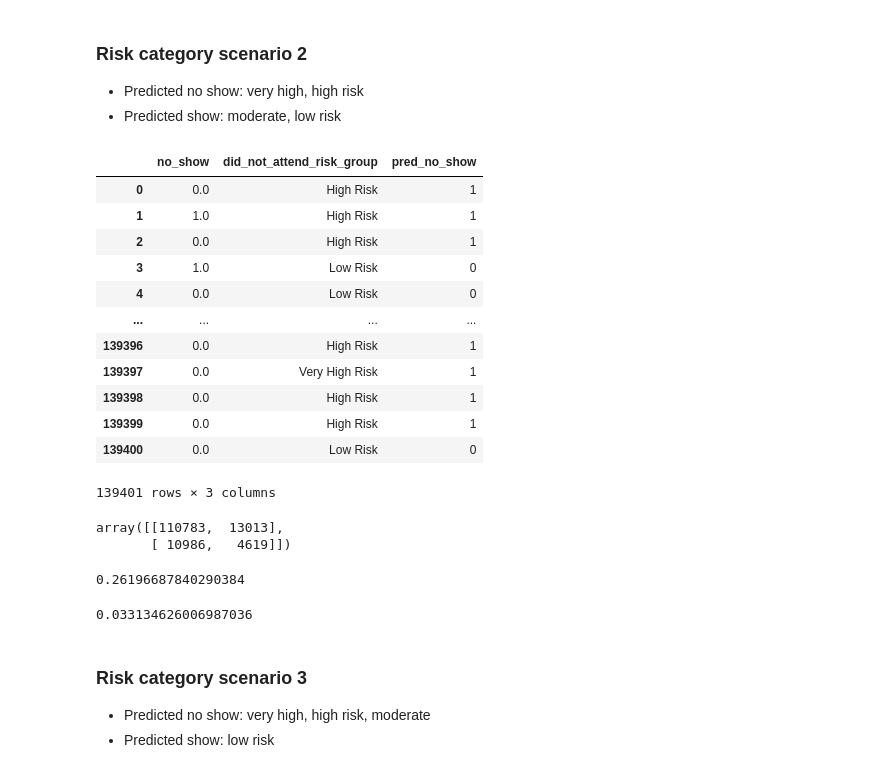
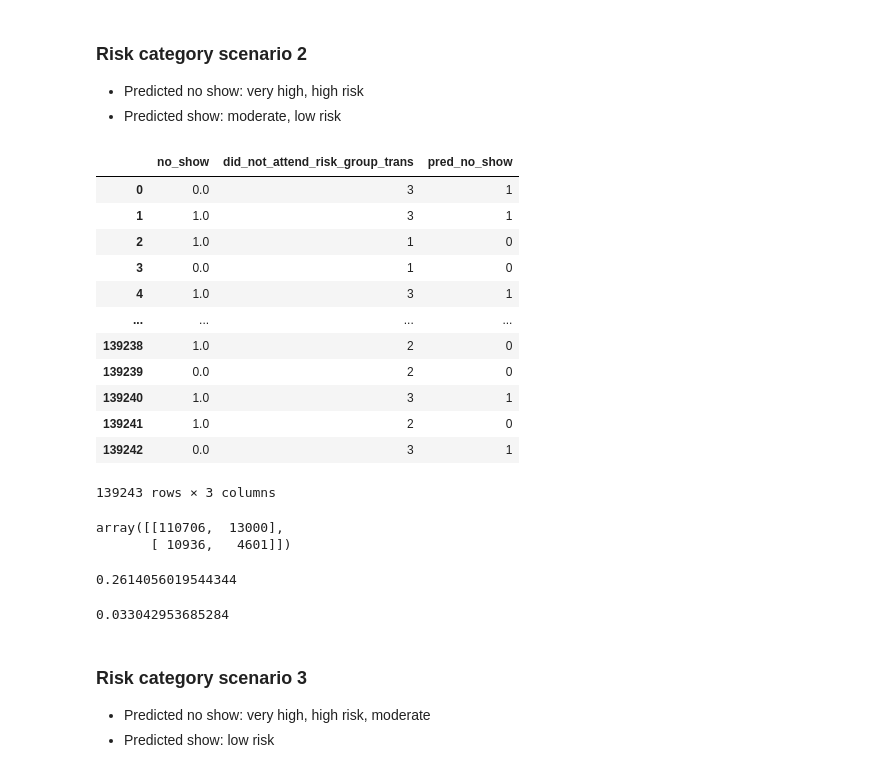
Before and after one commit to hallucinojenlee/hds_dna, a Jupyter notebook: scripts/calculate_PPV_ALL.ipynb, the cells around one changed output. Drawn from its saved outputs; the diff is of its cells as text; code cells hidden in the pictures.

```diff
--- a/scripts/calculate_PPV_ALL.ipynb
+++ b/scripts/calculate_PPV_ALL.ipynb
@@ -3,7 +3,7 @@ import pandas as pd
 from sklearn.metrics import confusion_matrix
 # %%
 # Import historic data on first prediction
-data = pd.read_csv("../historic_first_pred.csv")
+data = pd.read_csv("../historic_appts_first_pred_trans.csv")
 data
 # %% [output]
 |  | appointment_id | age_deid | bmi_deid | ethnicity | ethnic_category_black | ethnic_category_unknown | ... |
@@ -84,38 +84,38 @@ true_no_show1
 # %%
 # Transform risk categories to binary
 risk_mapping ={
-    "Low Risk": 0,
-    "Moderate Risk": 0,
-    "High Risk": 1,
-    "Very High Risk": 1,
+    1: 0,
+    2: 0,
+    3: 1,
+    4: 1,
 }
 
 # Map the month names to numbers
 trans_data2 = data.copy()
-trans_data2["pred_no_show"] = trans_data2["did_not_attend_risk_group"].map(risk_mapping)
+trans_data2["pred_no_show"] = trans_data2["did_not_attend_risk_group_trans"].map(risk_mapping)
 
-trans_data2[["no_show", "did_not_attend_risk_group", "pred_no_show"]]
+trans_data2[["no_show", "did_not_attend_risk_group_trans", "pred_no_show"]]
 # %% [output]
-|  | no_show | did_not_attend_risk_group | pred_no_show |
-| 0 | 0.0 | High Risk | 1 |
-| 1 | 1.0 | High Risk | 1 |
-| 2 | 0.0 | High Risk | 1 |
-| 3 | 1.0 | Low Risk | 0 |
-| 4 | 0.0 | Low Risk | 0 |
+|  | no_show | did_not_attend_risk_group_trans | pred_no_show |
+| 0 | 0.0 | 3 | 1 |
+| 1 | 1.0 | 3 | 1 |
+| 2 | 1.0 | 1 | 0 |
+| 3 | 0.0 | 1 | 0 |
+| 4 | 1.0 | 3 | 1 |
 | ... | ... | ... | ... |
-| 139396 | 0.0 | High Risk | 1 |
-| 139397 | 0.0 | Very High Risk | 1 |
-| 139398 | 0.0 | High Risk | 1 |
-| 139399 | 0.0 | High Risk | 1 |
-| 139400 | 0.0 | Low Risk | 0 |
+| 139238 | 1.0 | 2 | 0 |
+| 139239 | 0.0 | 2 | 0 |
+| 139240 | 1.0 | 3 | 1 |
+| 139241 | 1.0 | 2 | 0 |
+| 139242 | 0.0 | 3 | 1 |
-139401 rows × 3 columns
+139243 rows × 3 columns
 # %%
 # Calculate confusion matrix
 cm2 = confusion_matrix(trans_data2["no_show"], trans_data2["pred_no_show"])
 cm2
 # %% [output]
-array([[110783,  13013],
-       [ 10986,   4619]])
+array([[110706,  13000],
+       [ 10936,   4601]])
 # %%
 # Calculate PPV (Precision) ie. TP / (TP + FP)
 TN2, FP2, FN2, TP2 = cm2.ravel()
@@ -123,13 +123,13 @@ TN2, FP2, FN2, TP2 = cm2.ravel()
 PPV2 = TP2 / (TP2 + FP2)
 PPV2
 # %% [output]
-0.26196687840290384
+0.2614056019544344
 # %%
 # Calculate true no-show %
 true_no_show2 = TP2/total_appts
 true_no_show2
 # %% [output]
-0.033134626006987036
+0.033042953685284
 # %% [markdown]
 ### Risk category scenario 3
 - Predicted no show: very high, high risk, moderate
```
Also changed, not shown: parts of 10 cells of this notebook, 8 other files.
